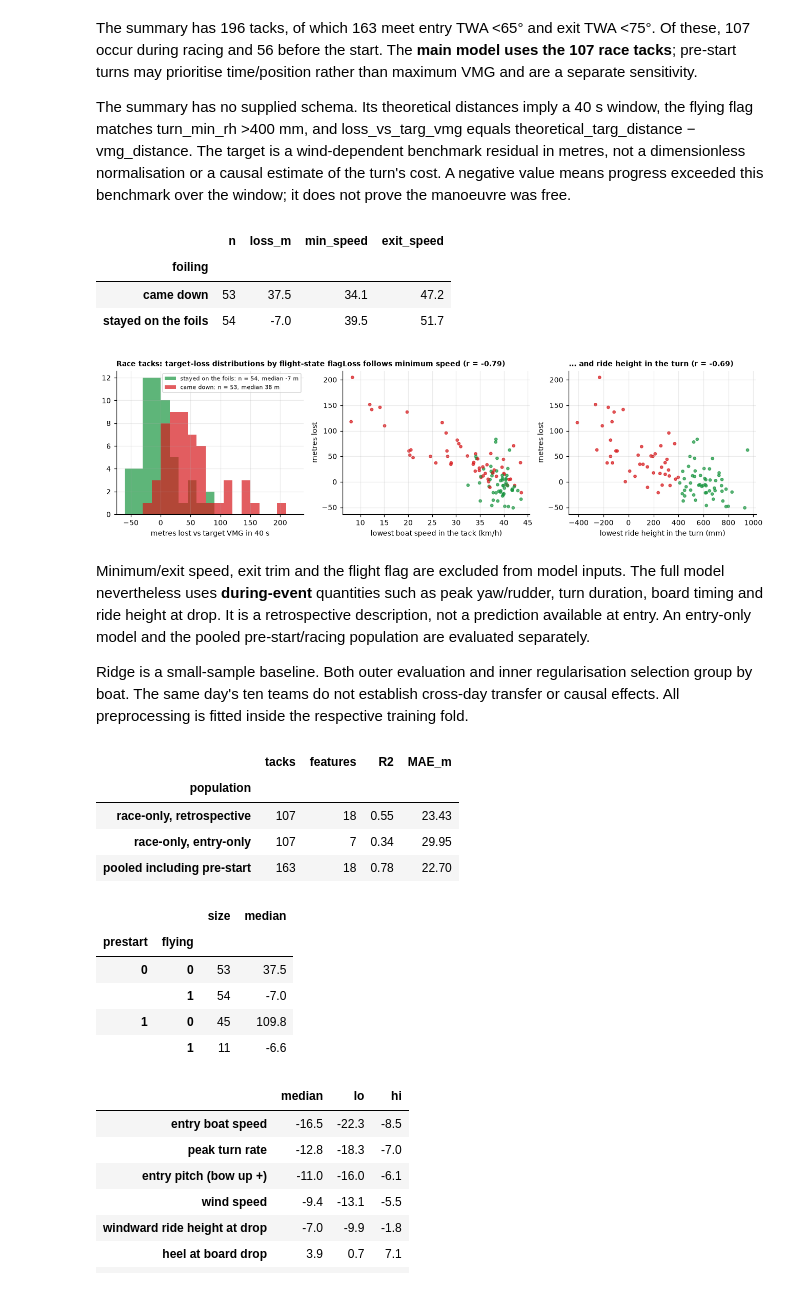
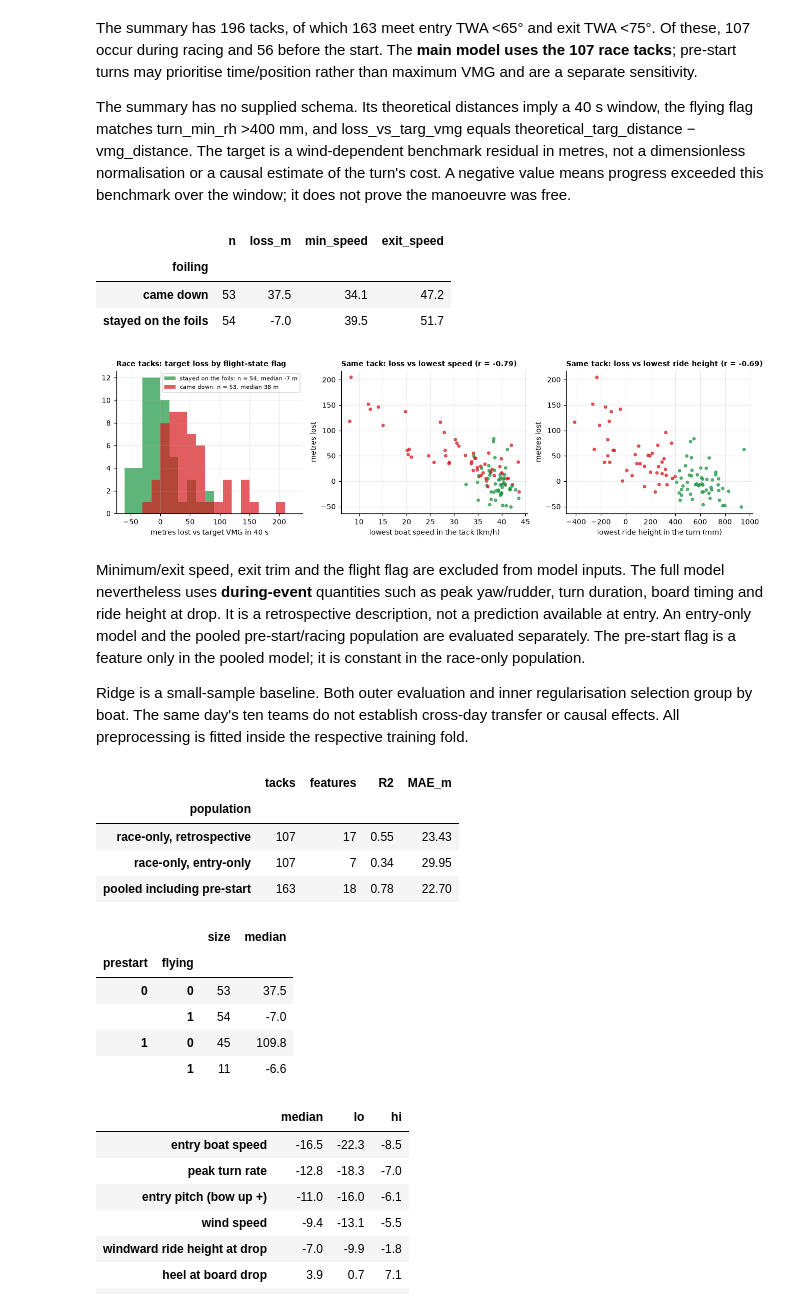
Before and after one commit to joostvink/SGP_Data_Challenge, a Jupyter notebook: main.ipynb, the cells around one changed output. Cells and saved outputs as stored; diff of their text form; code cells hidden in the pictures.

```diff
--- a/main.ipynb
+++ b/main.ipynb
@@ -584,6 +586,6 @@ race 5 wind: 61 deg, 39 km/h -> best VMG at TWA 44 upwind (60 km/h) and 152 down
 # %%
 fig, axes = plt.subplots(1, 2, figsize=(12, 4.4))
-for ax, leg, title in [(axes[0], 3, "Leg 3 (beat): one tack from LG2, two from LG1"), (axes[1], 4, "Leg 4 (run): one gybe whichever marks you pick")]:
+for ax, leg, title in [(axes[0], 3, "Leg 3 (beat): grid optimum 1 tack from LG2, 2 from LG1"), (axes[1], 4, "Leg 4 (run): grid optimum 1 gybe from either mark")]:
     plots.plot_course(ax, course)
     for i, (_, r) in enumerate(mm[mm["leg"] == leg].iterrows()):
         if r["path"] is None:
@@ -593,5 +595,6 @@ for ax, leg, title in [(axes[0], 3, "Leg 3 (beat): one tack from LG2, two from L
     ax.text(-560, 260, "wind", color="#2b9fd9", fontsize=8, ha="center")
     ax.set_title(title)
     ax.legend(fontsize=7, loc="lower right", title="manoeuvres", title_fontsize=7)
+fig.suptitle(f"Grid optimum for the race-5 mean wind ({twd5:.0f} deg, {tws5:.0f} km/h), 20 m margin", x=0.01, ha="left", fontsize=10)
 plt.tight_layout()
 # %% [output]
@@ -718,41 +728,41 @@ the window; it does not prove the manoeuvre was free.
 # %%
 all_tacks = man[(man["type"] == "tack") & (man["entry_twa"] < 65) & (man["exit_twa"] < 75)].copy()
 all_tacks["prestart"] = (all_tacks["leg"] == 0).astype(int)
 tacks = all_tacks[all_tacks["leg"] > 0].copy()
 for c in ("drop_time", "unstow_time"):
     tacks[c] = tacks[c + "_P"].fillna(tacks[c + "_S"])           # the board that was dropped
-tacks["prestart"] = (tacks["leg"] == 0).astype(int)
 tacks["foiling"] = tacks["flying"].map({1: "stayed on the foils", 0: "came down"})
 y = tacks["loss_vs_targ_vmg"]
 
 fig, axes = plt.subplots(1, 3, figsize=(12, 3.4))
 ax = axes[0]
 bins = np.arange(-60, 240, 15)
 for label, colour in [("stayed on the foils", "#1a9641"), ("came down", "#d7191c")]:
     part = y[tacks["foiling"] == label]
     ax.hist(part, bins=bins, alpha=0.7, color=colour, label=f"{label}: n = {len(part)}, median {part.median():.0f} m")
 ax.set_xlabel("metres lost vs target VMG in 40 s")
-ax.set_title("Race tacks: target-loss distributions by flight-state flag", fontsize=9)
+ax.set_title("Race tacks: target loss by flight-state flag", fontsize=9)
 ax.legend(fontsize=7)
 for ax, col, label in [(axes[1], "min_bsp", "lowest boat speed in the tack (km/h)"), (axes[2], "turn_min_rh", "lowest ride height in the turn (mm)")]:
     ax.scatter(tacks[col], y, c=tacks["flying"].map({1: "#1a9641", 0: "#d7191c"}), s=12, alpha=0.7)
     ax.set_xlabel(label)
     ax.set_ylabel("metres lost")
-axes[1].set_title(f"Loss follows minimum speed (r = {y.corr(tacks['min_bsp']):.2f})", fontsize=9)
-axes[2].set_title(f"... and ride height in the turn (r = {y.corr(tacks['turn_min_rh']):.2f})", fontsize=9)
+axes[1].set_title(f"Same tack: loss vs lowest speed (r = {y.corr(tacks['min_bsp']):.2f})", fontsize=9)
+axes[2].set_title(f"Same tack: loss vs lowest ride height (r = {y.corr(tacks['turn_min_rh']):.2f})", fontsize=9)
 plt.tight_layout()
 tacks.groupby("foiling").agg(n=("flying", "size"), loss_m=("loss_vs_targ_vmg", "median"), min_speed=("min_bsp", "median"), exit_speed=("exit_bsp", "median")).round(1)
 # %% [output]
 |  | n | loss_m | min_speed | exit_speed |
 | foiling |  |  |  |  |
 | came down | 53 | 37.5 | 34.1 | 47.2 |
 | stayed on the foils | 54 | -7.0 | 39.5 | 51.7 |
-[figure, old version]
+[figure, new version]
 # %% [markdown]
 Minimum/exit speed, exit trim and the flight flag are excluded from model inputs. The full
 model nevertheless uses **during-event** quantities such as peak yaw/rudder, turn duration,
 board timing and ride height at drop. It is a retrospective description, not a prediction available
-at entry. An entry-only model and the pooled pre-start/racing population are evaluated separately.
+at entry. An entry-only model and the pooled pre-start/racing population are evaluated separately. The
+pre-start flag is a feature only in the pooled model; it is constant in the race-only population.
 
 Ridge is a small-sample baseline. Both outer evaluation and inner regularisation selection group
 by boat. The same day's ten teams do not establish cross-day transfer or causal effects. All
@@ -778,7 +788,8 @@ FEATURES = {
     "tws": "wind speed",
     "prestart": "pre-start tack",
 }
-X = tacks[list(FEATURES)]
+RACE_FEATURES = [c for c in FEATURES if c != "prestart"]   # the flag is constant 0 in the race-only population
+X = tacks[RACE_FEATURES]
 groups = tacks["BOAT"]
 
 def ridge():
@@ -794,9 +805,9 @@ def grouped_prediction(frame, columns):
         predicted[test_idx] = search.predict(x.iloc[test_idx])
     return predicted
 
-pred = grouped_prediction(tacks, list(FEATURES))
-entry_features = [c for c in FEATURES if c.startswith("entry_") or c == "tws"]
-populations = [("race-only, retrospective", tacks, list(FEATURES), pred),
+pred = grouped_prediction(tacks, RACE_FEATURES)
+entry_features = [c for c in RACE_FEATURES if c.startswith("entry_") or c == "tws"]
+populations = [("race-only, retrospective", tacks, RACE_FEATURES, pred),
                ("race-only, entry-only", tacks, entry_features, None)]
 pooled = all_tacks.copy()
 pooled["drop_time"] = pooled["drop_time_P"].fillna(pooled["drop_time_S"])
@@ -813,7 +824,7 @@ display(all_tacks.groupby(["prestart", "flying"])["loss_vs_targ_vmg"].agg(["size
 # %% [output]
 |  | tacks | features | R2 | MAE_m |
 | population |  |  |  |  |
-| race-only, retrospective | 107 | 18 | 0.55 | 23.43 |
+| race-only, retrospective | 107 | 17 | 0.55 | 23.43 |
 | race-only, entry-only | 107 | 7 | 0.34 | 29.95 |
 | pooled including pre-start | 163 | 18 | 0.78 | 22.70 |
 |  |  | size | median |
```
Also changed, not shown: parts of 10 cells of this notebook, 4 other files.
